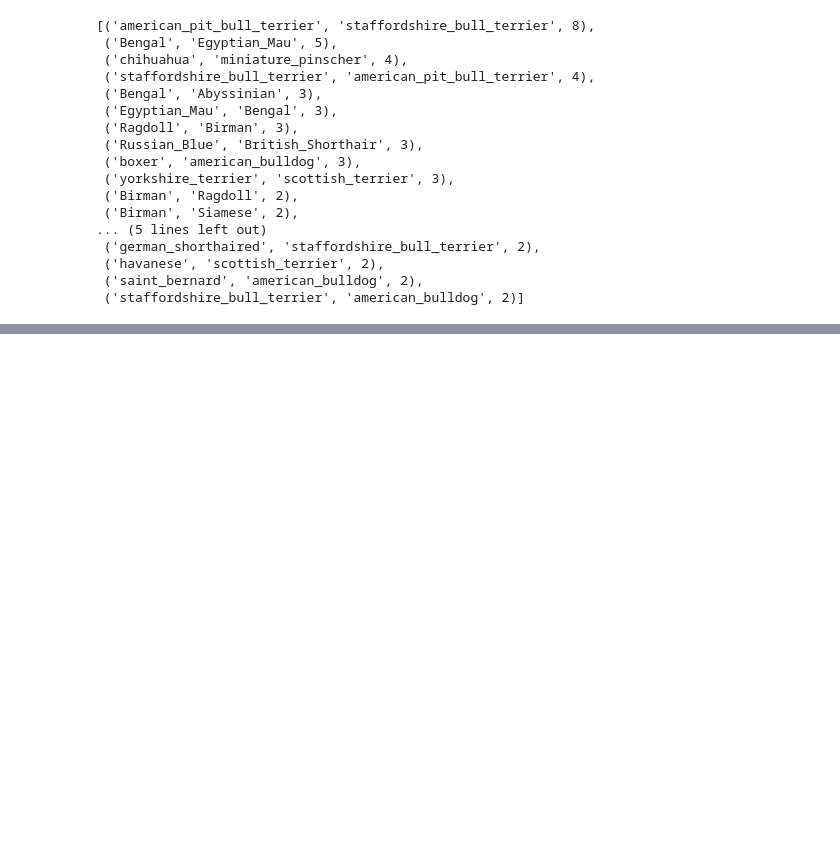
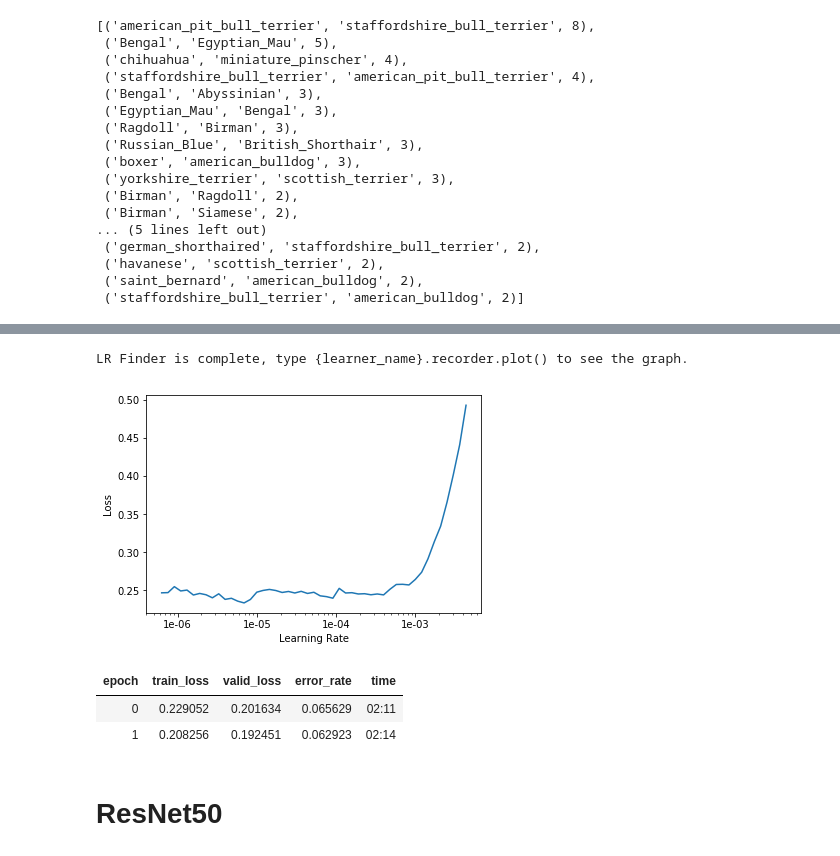
Before and after one commit to nishizaki0327/fastai, a Jupyter notebook: Lesson1.ipynb, the cells around one changed output, grey strips where cells are left out. Drawn from its saved outputs; the diff is of its cells as text; code cells hidden in the pictures; blank space fills up the shorter version.

```diff
--- a/Lesson1.ipynb
+++ b/Lesson1.ipynb
@@ -167,3 +167,6 @@ interp.most_confused(min_val=2)
  ('havanese', 'scottish_terrier', 2),
  ('saint_bernard', 'american_bulldog', 2),
  ('staffordshire_bull_terrier', 'american_bulldog', 2)]
+# %%
+learn.unfreeze()
+learn.fit_one_cycle(1)
@@ -169,0 +176,2 @@ interp.most_confused(min_val=2)
+# %%
+learn.load('stage-1')
@@ -169,0 +196,4 @@ interp.most_confused(min_val=2)
+# %%
+learn.lr_find()
+learn.recorder.plot()
+# %% [output]
@@ -169,0 +201,11 @@ interp.most_confused(min_val=2)
+LR Finder is complete, type {learner_name}.recorder.plot() to see the graph.
+[figure, added]
+# %%
+learn.unfreeze()
+learn.fit_one_cycle(2, max_lr=slice(1e-6,1e-4))
+# %% [output]
+| epoch | train_loss | valid_loss | error_rate | time |
+| 0 | 0.229052 | 0.201634 | 0.065629 | 02:11 |
+| 1 | 0.208256 | 0.192451 | 0.062923 | 02:14 |
+# %% [markdown]
+# **ResNet50**
```
Also changed, not shown: parts of 10 cells of this notebook.
